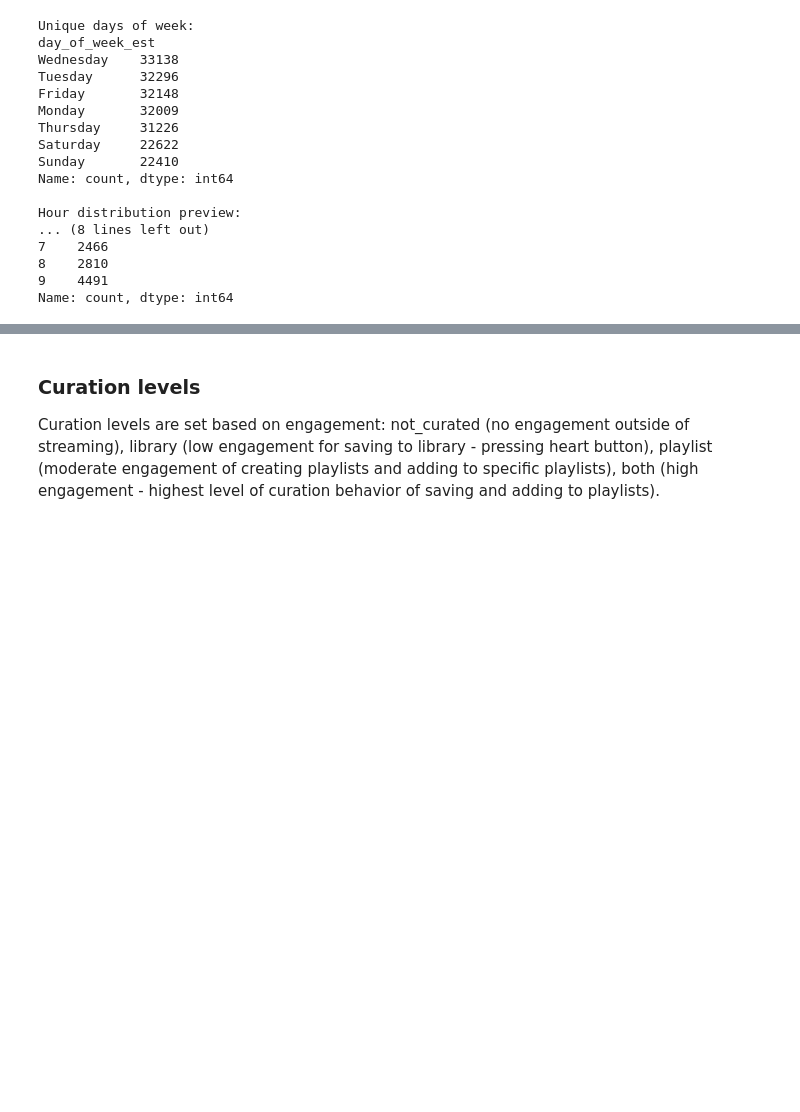
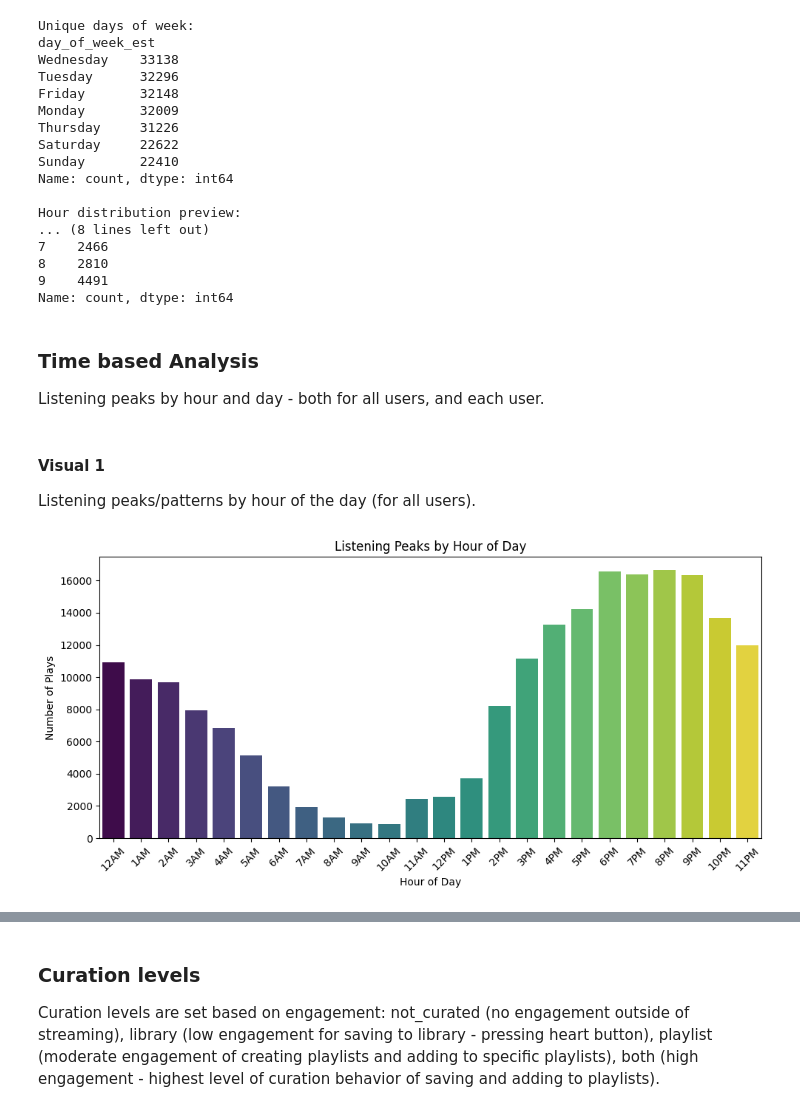
Before and after one commit to hjl-liz/spotify_project_group, a Jupyter notebook: team_red8_phase2_analysis.ipynb, the cells around one changed output, grey strips where cells are left out. Saved outputs shown, nothing was run; the diff lists cells and outputs as text; code cells hidden in the pictures; blank space fills up the shorter version.

Commit message:
Research Q1 + additional Q1 analysis

```diff
--- a/team_red8_phase2_analysis.ipynb
+++ b/team_red8_phase2_analysis.ipynb
@@ -320,3 +320,36 @@ Hour distribution preview:
 8    2810
 9    4491
 Name: count, dtype: int64
+# %% [markdown]
+### Time based Analysis
+
+Listening peaks by hour and day - both for all users, and each user.
+# %% [markdown]
+#### Visual 1
+Listening peaks/patterns by hour of the day (for all users).
+# %%
+# Listening peaks by hour of day (all users combined)
+# Prepare hour labels in AM/PM
+hour_labels = [f"{h%12 if h%12 != 0 else 12}{'AM' if h < 12 else 'PM'}" for h in range(24)]
+
+# Listening peaks by hour of day (all users combined)
+hourly_counts = history_all.groupby('hour').size().reset_index(name='play_count')
+
+plt.figure(figsize=(10,5))
+sns.barplot(
+    data=hourly_counts,
+    x='hour',
+    y='play_count',
+    palette='viridis',
+    hue='hour',
+    dodge=False
+)
+plt.xlabel('Hour of Day')
+plt.ylabel('Number of Plays')
+plt.title('Listening Peaks by Hour of Day')
+plt.xticks(ticks=range(24), labels=hour_labels, rotation=45)
+plt.legend().remove()
+plt.tight_layout()
+plt.show()
+# %% [output]
+[figure, added]
```
Also changed, not shown: parts of 29 cells of this notebook.
